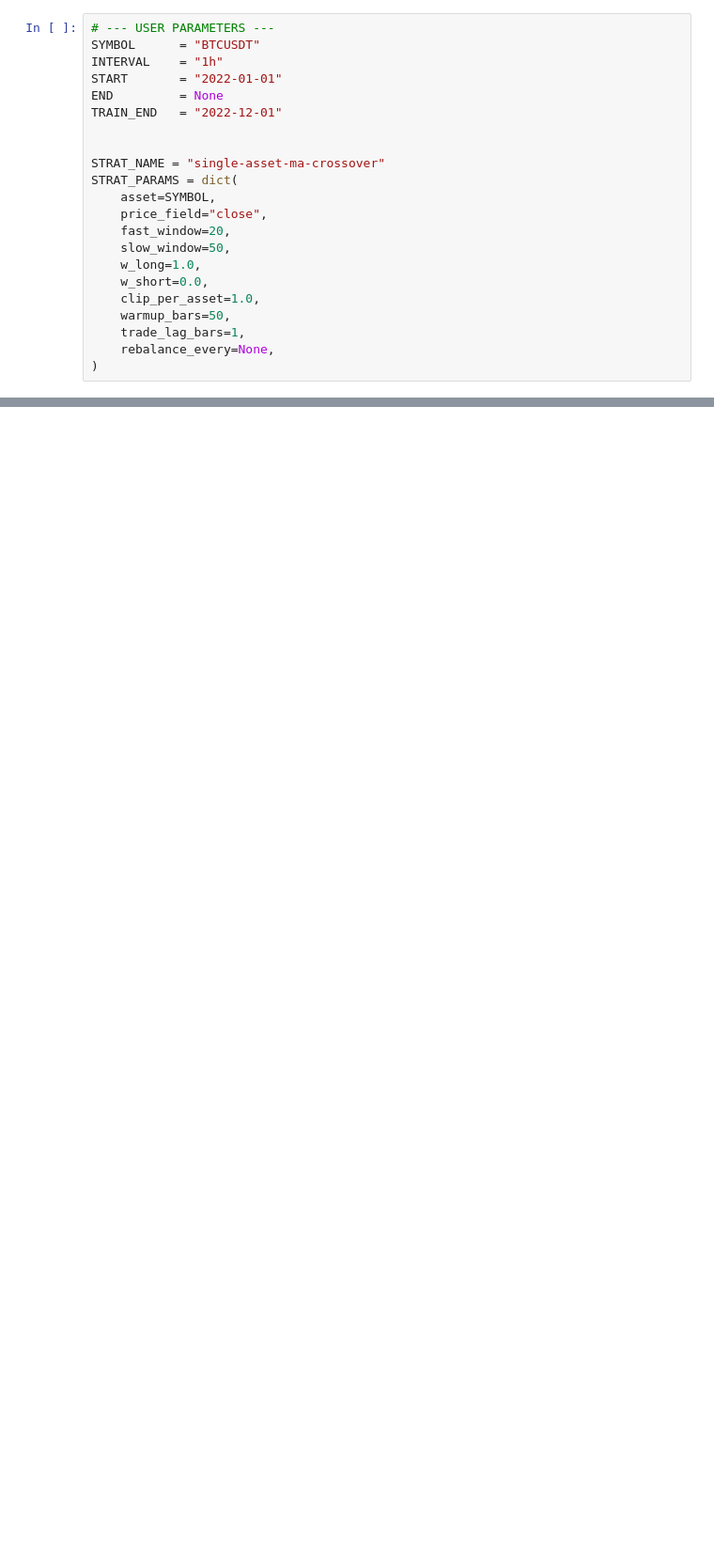
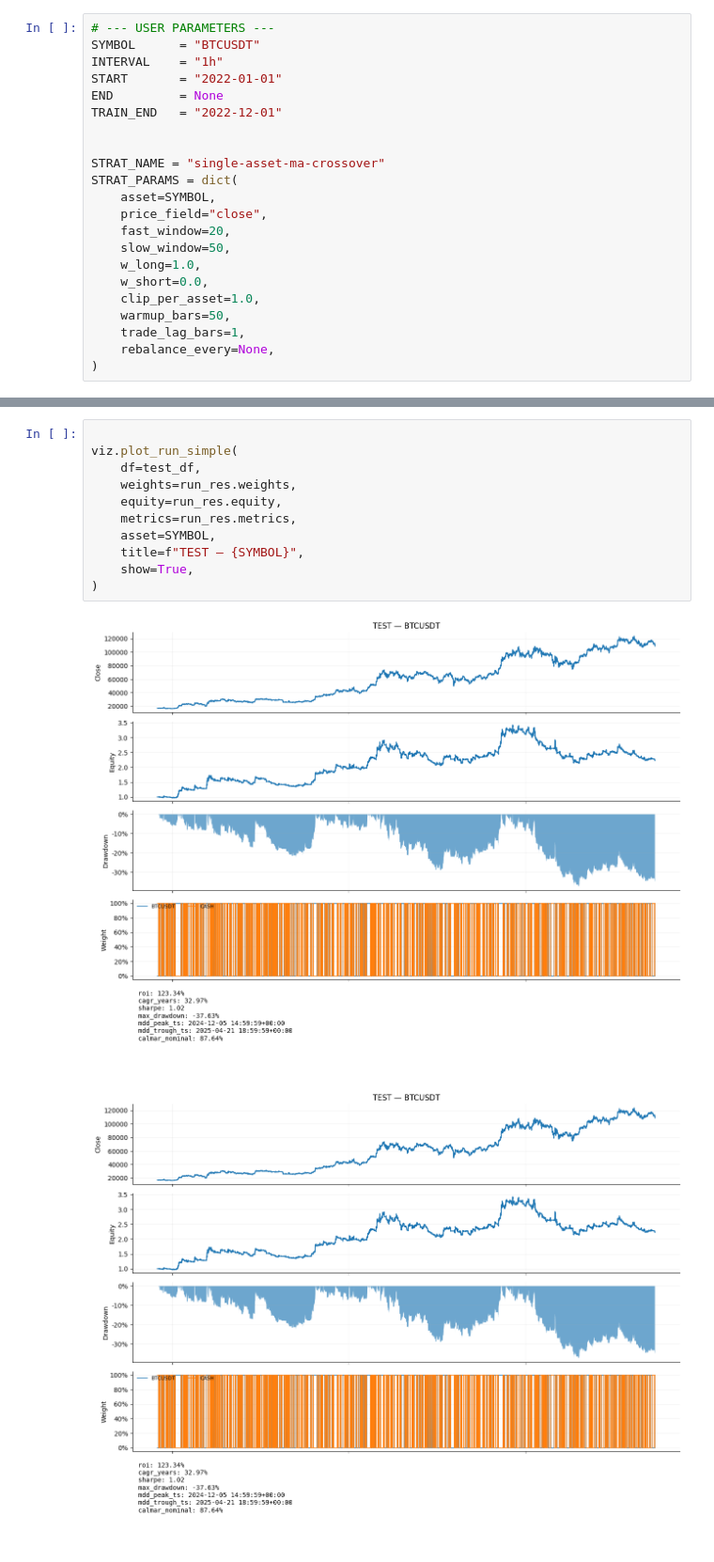
Before and after one commit to VladimirDmitriev1997/ai-hedge-fund, a Jupyter notebook: notebooks/single_asset.ipynb, the cells around one changed output, grey strips where cells are left out. Shown at 94% size. Drawn from its saved outputs; the diff is of its cells as text; blank space fills up the shorter version.

```diff
--- a/notebooks/single_asset.ipynb
+++ b/notebooks/single_asset.ipynb
@@ -276,0 +258,14 @@ ValueError: could not broadcast input array from shape (8016,1) into shape (8016
+# %%
+
+viz.plot_run_simple(
+    df=test_df,
+    weights=run_res.weights,
+    equity=run_res.equity,
+    metrics=run_res.metrics,
+    asset=SYMBOL,
+    title=f"TEST — {SYMBOL}",
+    show=True,
+)
+# %% [output]
+[figure, added]
+[figure, added]
```
Also changed, not shown: parts of 3 cells of this notebook, 10 other files.
